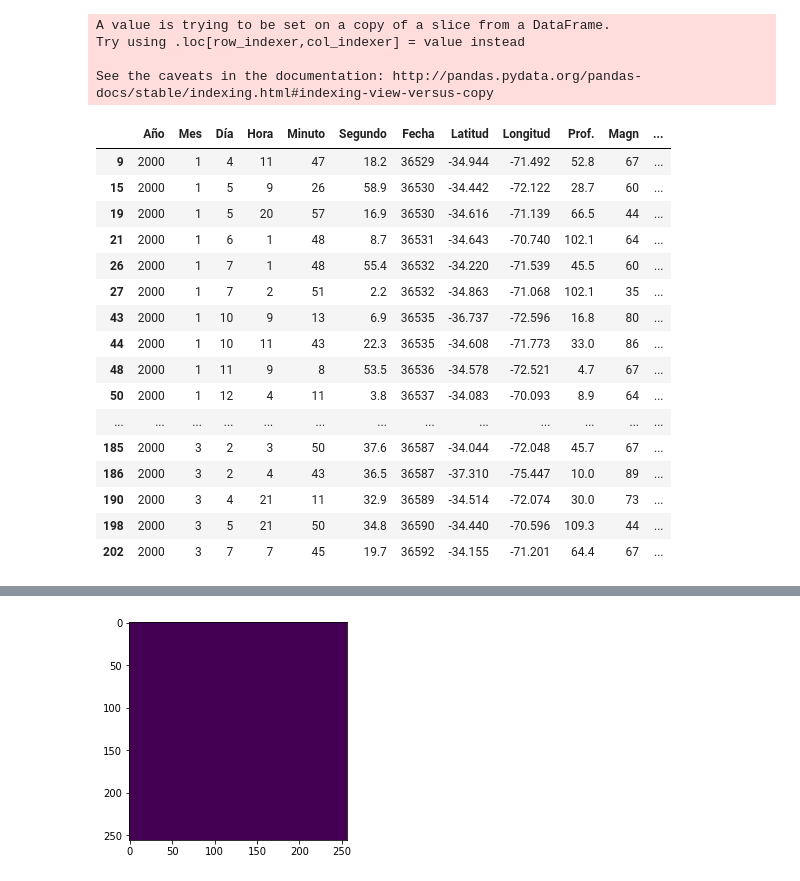
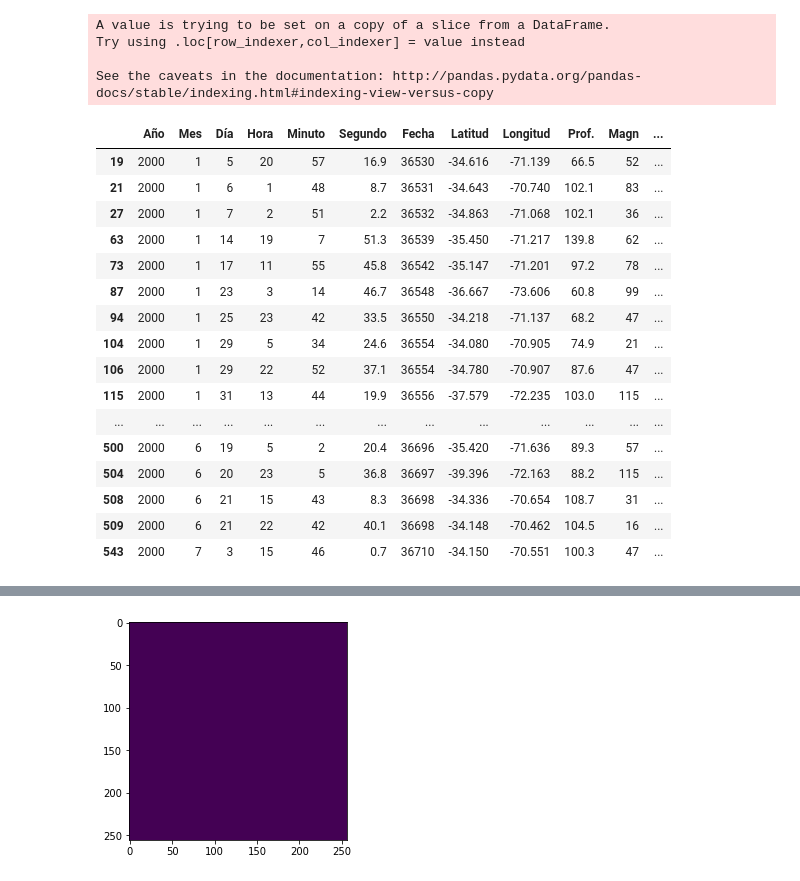
Before and after one commit to stroncod/QuakeGAN, a Jupyter notebook: QuakeGAN.ipynb, the cells around one changed output, grey strips where cells are left out. Saved outputs shown, nothing was run; the diff lists cells and outputs as text; code cells hidden in the pictures.

Commit message:
modified create matrix and time series to add time window var. also saved a matrix for default time series

```diff
--- a/QuakeGAN.ipynb
+++ b/QuakeGAN.ipynb
@@ -6,8 +6,9 @@ import matplotlib.pyplot as plt
 import pickle
 # %%
 %matplotlib inline
-TIME_STEP = 64
+TIME_STEP = 9
 IMG_SIZE = 32
+TIME_WND = 7*3 #IN DAYS
 # %%
 dataset = pd.read_csv('data_earthquake_2000-2017.csv',encoding='latin1', sep=';')
 dataset.head()
@@ -53,37 +50,38 @@ Try using .loc[row_indexer,col_indexer] = value instead
 
 See the caveats in the documentation: http://pandas.pydata.org/pandas-docs/stable/indexing.html#indexing-view-versus-copy
 # %%
-def build_time_series(data,timestep,y_col=0):
-    dim_0 = data.shape[0]-timestep
+def build_time_series(data,y_col=0):
+    timestep = (TIME_STEP*TIME_WND)
+    dim_0 = data.shape[0]- timestep
     first = data.Date[:1].values[0]
     y = []
     series = []
     for i in range(dim_0):
         series_df = data[(data.Date >= first+i) & (data.Date < first+i+timestep)]
         y_df = data[data.Date == first+i+timestep]
         series.append(series_df)
         y.append(y_df)
 
     return series,y,first
 
 series,y,first = build_time_series(zone3,TIME_STEP)
 series[0]
 # %% [output]
 |  | Año | Mes | Día | Hora | Minuto | Segundo | Fecha | Latitud | Longitud | Prof. | Magn | ... |
-| 9 | 2000 | 1 | 4 | 11 | 47 | 18.2 | 36529 | -34.944 | -71.492 | 52.8 | 67 | ... |
-| 15 | 2000 | 1 | 5 | 9 | 26 | 58.9 | 36530 | -34.442 | -72.122 | 28.7 | 60 | ... |
-| 19 | 2000 | 1 | 5 | 20 | 57 | 16.9 | 36530 | -34.616 | -71.139 | 66.5 | 44 | ... |
-| 21 | 2000 | 1 | 6 | 1 | 48 | 8.7 | 36531 | -34.643 | -70.740 | 102.1 | 64 | ... |
-| 26 | 2000 | 1 | 7 | 1 | 48 | 55.4 | 36532 | -34.220 | -71.539 | 45.5 | 60 | ... |
-| 27 | 2000 | 1 | 7 | 2 | 51 | 2.2 | 36532 | -34.863 | -71.068 | 102.1 | 35 | ... |
-| 43 | 2000 | 1 | 10 | 9 | 13 | 6.9 | 36535 | -36.737 | -72.596 | 16.8 | 80 | ... |
-| 44 | 2000 | 1 | 10 | 11 | 43 | 22.3 | 36535 | -34.608 | -71.773 | 33.0 | 86 | ... |
-| 48 | 2000 | 1 | 11 | 9 | 8 | 53.5 | 36536 | -34.578 | -72.521 | 4.7 | 67 | ... |
-| 50 | 2000 | 1 | 12 | 4 | 11 | 3.8 | 36537 | -34.083 | -70.093 | 8.9 | 64 | ... |
+| 19 | 2000 | 1 | 5 | 20 | 57 | 16.9 | 36530 | -34.616 | -71.139 | 66.5 | 52 | ... |
+| 21 | 2000 | 1 | 6 | 1 | 48 | 8.7 | 36531 | -34.643 | -70.740 | 102.1 | 83 | ... |
+| 27 | 2000 | 1 | 7 | 2 | 51 | 2.2 | 36532 | -34.863 | -71.068 | 102.1 | 36 | ... |
+| 63 | 2000 | 1 | 14 | 19 | 7 | 51.3 | 36539 | -35.450 | -71.217 | 139.8 | 62 | ... |
+| 73 | 2000 | 1 | 17 | 11 | 55 | 45.8 | 36542 | -35.147 | -71.201 | 97.2 | 78 | ... |
+| 87 | 2000 | 1 | 23 | 3 | 14 | 46.7 | 36548 | -36.667 | -73.606 | 60.8 | 99 | ... |
+| 94 | 2000 | 1 | 25 | 23 | 42 | 33.5 | 36550 | -34.218 | -71.137 | 68.2 | 47 | ... |
+| 104 | 2000 | 1 | 29 | 5 | 34 | 24.6 | 36554 | -34.080 | -70.905 | 74.9 | 21 | ... |
+| 106 | 2000 | 1 | 29 | 22 | 52 | 37.1 | 36554 | -34.780 | -70.907 | 87.6 | 47 | ... |
+| 115 | 2000 | 1 | 31 | 13 | 44 | 19.9 | 36556 | -37.579 | -72.235 | 103.0 | 115 | ... |
 | ... | ... | ... | ... | ... | ... | ... | ... | ... | ... | ... | ... | ... |
-| 185 | 2000 | 3 | 2 | 3 | 50 | 37.6 | 36587 | -34.044 | -72.048 | 45.7 | 67 | ... |
-| 186 | 2000 | 3 | 2 | 4 | 43 | 36.5 | 36587 | -37.310 | -75.447 | 10.0 | 89 | ... |
-| 190 | 2000 | 3 | 4 | 21 | 11 | 32.9 | 36589 | -34.514 | -72.074 | 30.0 | 73 | ... |
-| 198 | 2000 | 3 | 5 | 21 | 50 | 34.8 | 36590 | -34.440 | -70.596 | 109.3 | 44 | ... |
-| 202 | 2000 | 3 | 7 | 7 | 45 | 19.7 | 36592 | -34.155 | -71.201 | 64.4 | 67 | ... |
+| 500 | 2000 | 6 | 19 | 5 | 2 | 20.4 | 36696 | -35.420 | -71.636 | 89.3 | 57 | ... |
+| 504 | 2000 | 6 | 20 | 23 | 5 | 36.8 | 36697 | -39.396 | -72.163 | 88.2 | 115 | ... |
+| 508 | 2000 | 6 | 21 | 15 | 43 | 8.3 | 36698 | -34.336 | -70.654 | 108.7 | 31 | ... |
+| 509 | 2000 | 6 | 21 | 22 | 42 | 40.1 | 36698 | -34.148 | -70.462 | 104.5 | 16 | ... |
+| 543 | 2000 | 7 | 3 | 15 | 46 | 0.7 | 36710 | -34.150 | -70.551 | 100.3 | 47 | ... |
 # %%
```
Also changed, not shown: parts of 6 cells of this notebook, 20 other files.
